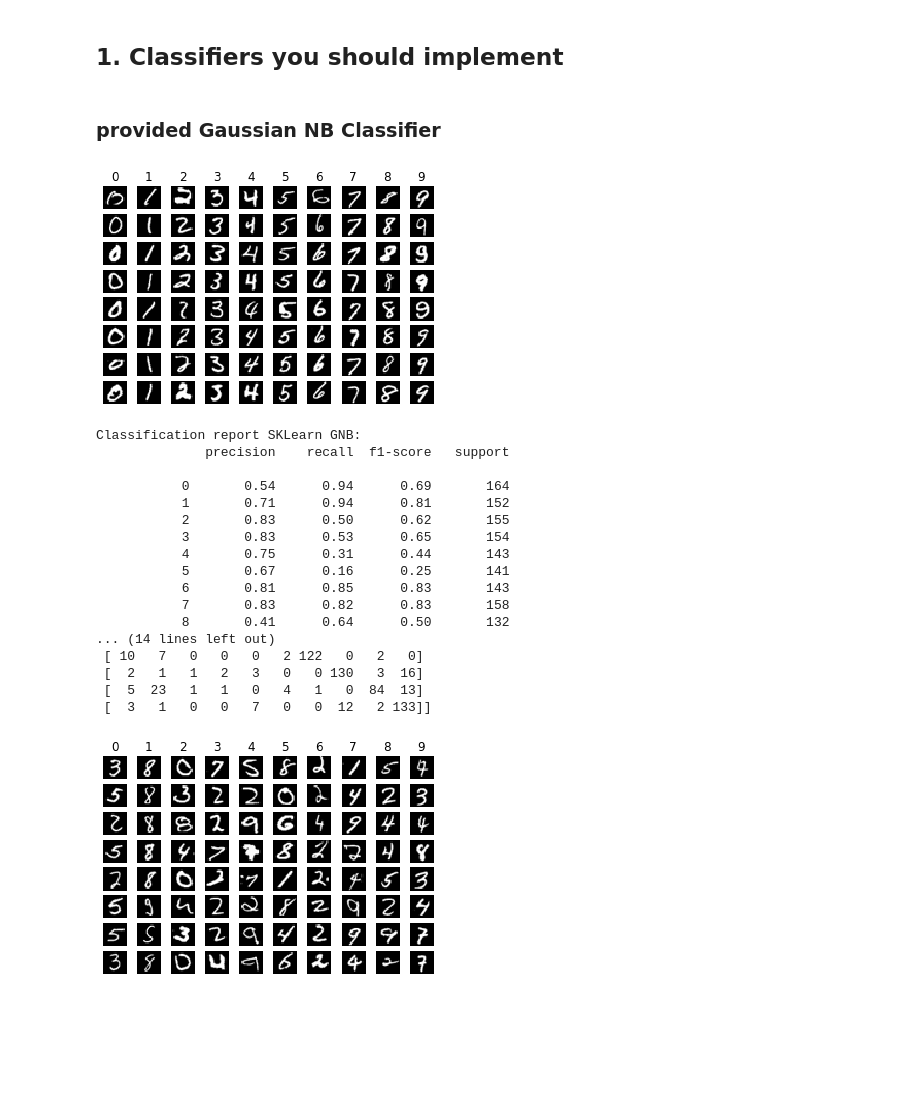
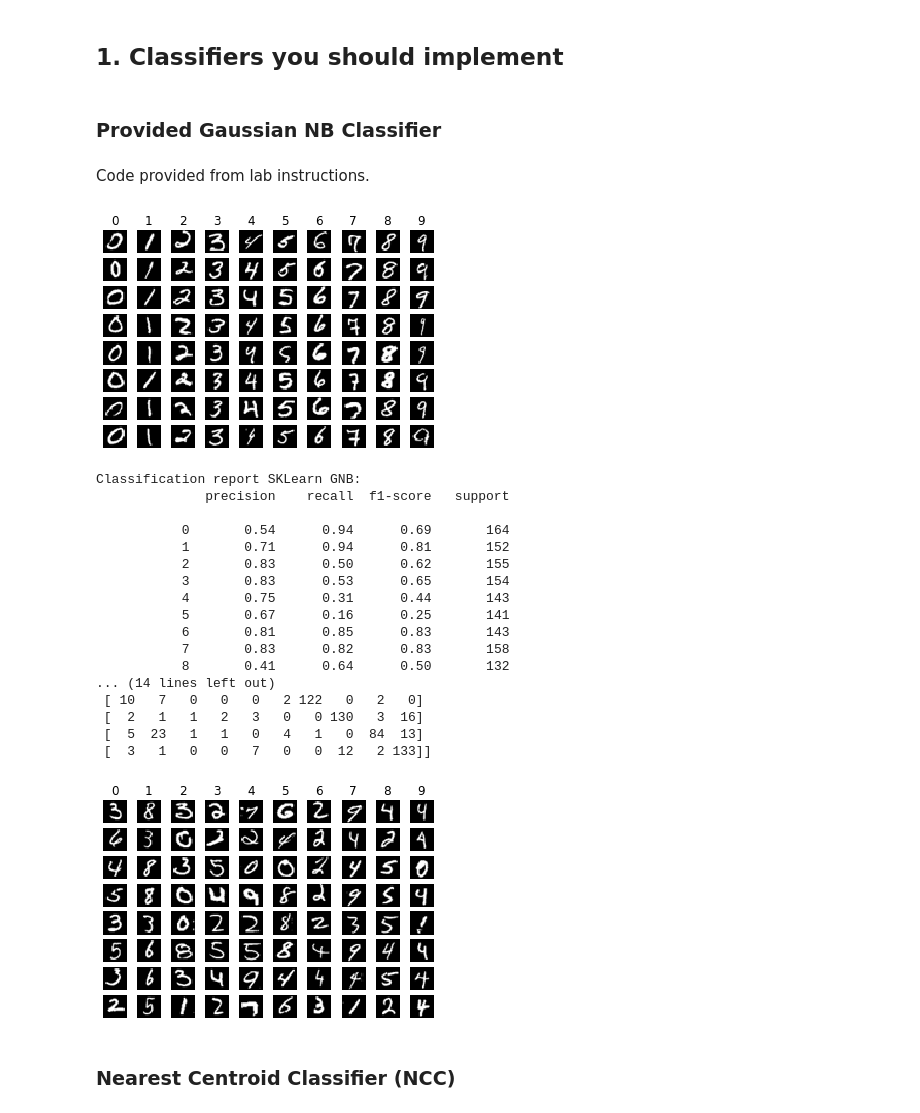
Before and after one commit to LurreMcFly/edan95, a Jupyter notebook: Lab5/lab5.ipynb, the cells around one changed output. Cells and saved outputs as stored; diff of their text form; code cells hidden in the pictures; blank space fills up the shorter version.

Commit message:
Nearest Centroid Classifier  added

```diff
--- a/Lab5/lab5.ipynb
+++ b/Lab5/lab5.ipynb
@@ -81,4 +80,6 @@ class MNISTData :
 # %% [markdown]
 ## 1. Classifiers you should implement
 # %% [markdown]
-### provided Gaussian NB Classifier
+### Provided Gaussian NB Classifier
+# %% [markdown]
+Code provided from lab instructions.
@@ -85,5 +88,5 @@ class MNISTData :
 # %%
-def main() :
+def my_GaussianNB():
     mnist = MNISTData('Handout_NaiveBayes/MNIST_Light/*/*.png')
 
 
@@ -100,25 +103,27 @@ def main() :
     print("Confusion matrix SKLearn GNB:\n%s" % metrics.confusion_matrix(test_labels, y_pred))
 
     mnist.visualize_wrong_class(y_pred, 8)
-# %%
-main()
-# %% [output]
-[figure, removed]
-Classification report SKLearn GNB:
-              precision    recall  f1-score   support
-
-           0       0.54      0.94      0.69       164
-           1       0.71      0.94      0.81       152
-           2       0.83      0.50      0.62       155
-           3       0.83      0.53      0.65       154
-           4       0.75      0.31      0.44       143
-           5       0.67      0.16      0.25       141
-           6       0.81      0.85      0.83       143
-           7       0.83      0.82      0.83       158
-           8       0.41      0.64      0.50       132
-... (14 lines left out)
- [ 10   7   0   0   0   2 122   0   2   0]
- [  2   1   1   2   3   0   0 130   3  16]
- [  5  23   1   1   0   4   1   0  84  13]
- [  3   1   0   0   7   0   0  12   2 133]]
-[figure, removed]
+# %%
+my_GaussianNB()
+# %% [output]
+[figure, added]
+Classification report SKLearn GNB:
+              precision    recall  f1-score   support
+
+           0       0.54      0.94      0.69       164
+           1       0.71      0.94      0.81       152
+           2       0.83      0.50      0.62       155
+           3       0.83      0.53      0.65       154
+           4       0.75      0.31      0.44       143
+           5       0.67      0.16      0.25       141
+           6       0.81      0.85      0.83       143
+           7       0.83      0.82      0.83       158
+           8       0.41      0.64      0.50       132
+... (14 lines left out)
+ [ 10   7   0   0   0   2 122   0   2   0]
+ [  2   1   1   2   3   0   0 130   3  16]
+ [  5  23   1   1   0   4   1   0  84  13]
+ [  3   1   0   0   7   0   0  12   2 133]]
+[figure, added]
+# %% [markdown]
+### Nearest Centroid Classifier (NCC)
```
Also changed, not shown: parts of 5 cells of this notebook.
